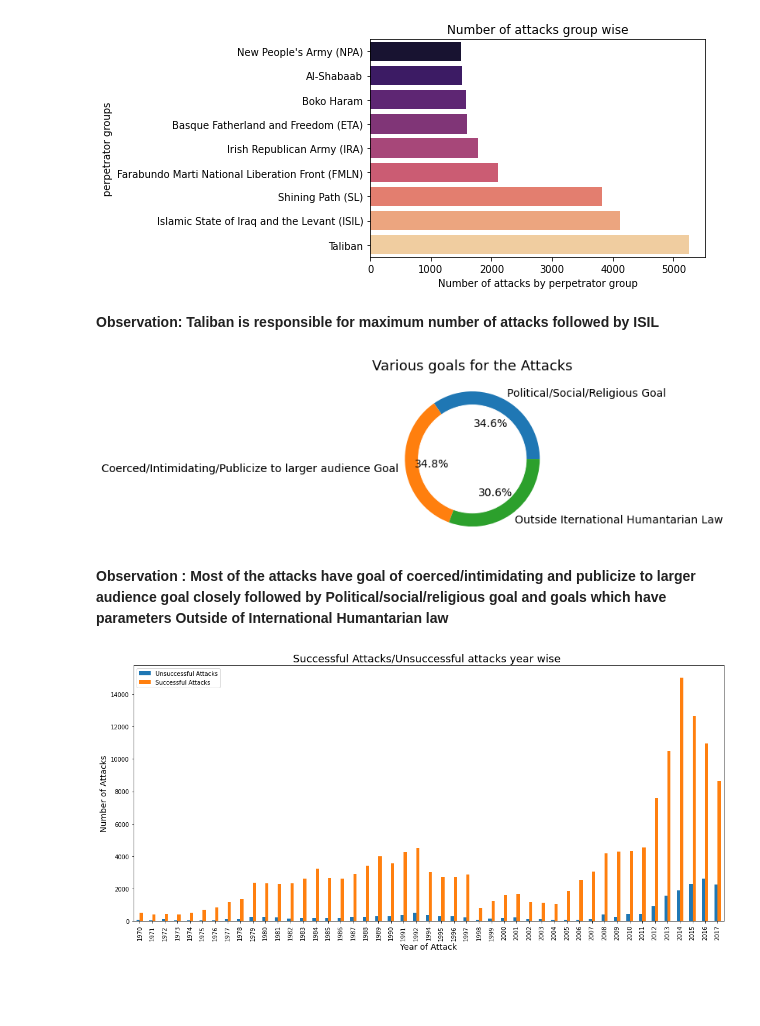
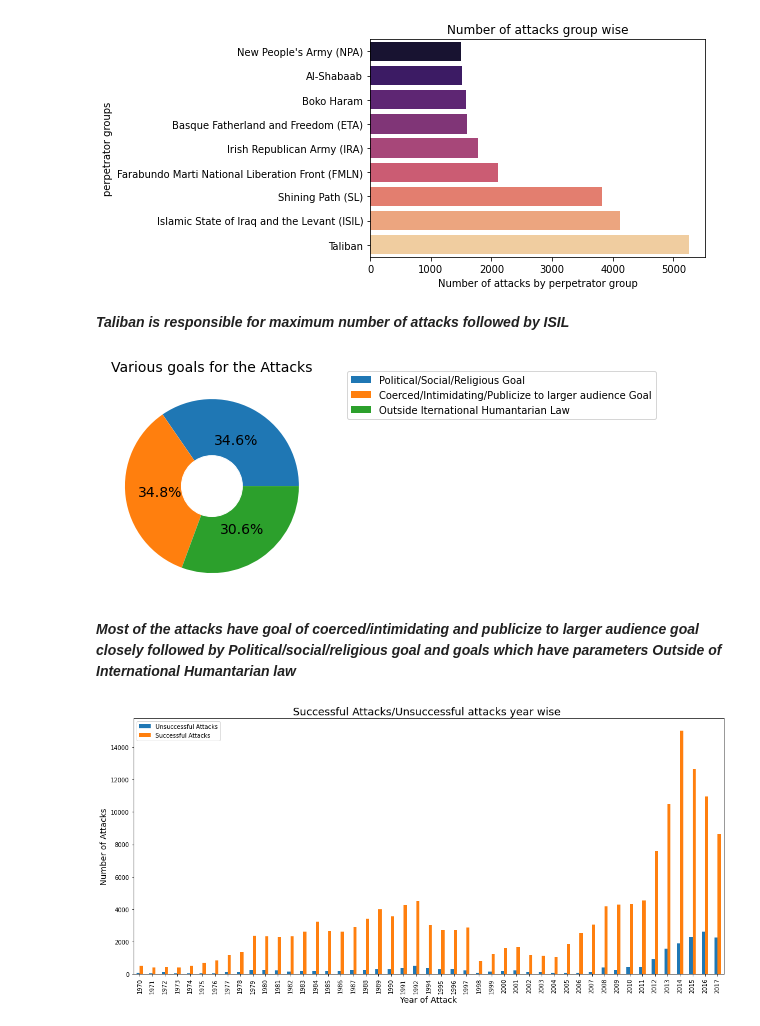
Before and after one commit to SAKSHIDHYANI/Global-Terrorism-Analysis, a Jupyter notebook: Global_Terrorism_Analysis.ipynb, the cells around one changed output. Cells and saved outputs as stored; diff of their text form; code cells hidden in the pictures; blank space fills up the shorter version.

```diff
--- a/Global_Terrorism_Analysis.ipynb
+++ b/Global_Terrorism_Analysis.ipynb
@@ -440,25 +439,26 @@ sns.barplot(y=perpetrator_groups['perpetrator groups'],x=perpetrator_groups['Num
 [Text(0.5, 1.0, 'Number of attacks group wise')]
 [figure]
 # %% [markdown]
-**Observation: Taliban is responsible for maximum number of attacks followed by ISIL**
+***Taliban is responsible for maximum number of attacks followed by ISIL***
 # %%
-# keeping the count of number of attacks pertaining to the goal for attack
+# keeping the count of number of attacks pertaining to the goals for attack
 
 psr_goal = GTD_data.groupby('Political/Social/Religious/social Goal')['Political/Social/Religious/social Goal'].count()[1]
 cip_goal = GTD_data.groupby('Coerced/Intimidating/Publicize to larger audience Goal')['Coerced/Intimidating/Publicize to larger audience Goal'].count()[1]
 oihl = GTD_data.groupby('Outside Iternational Humantarian Law')['Outside Iternational Humantarian Law'].count()[1]
 x_arr=['Political/Social/Religious Goal','Coerced/Intimidating/Publicize to larger audience Goal','Outside Iternational Humantarian Law']
 y_arr=[psr_goal,cip_goal,oihl]
-plt.pie(y_arr,labels=x_arr,autopct='%.1f%%',textprops={'fontsize': 14})
-circle = plt.Circle( (0,0), 0.8, color='white')
+plt.pie(y_arr,autopct='%.1f%%',textprops={'fontsize': 14})
+circle = plt.Circle( (0,0), 0.35, color='white')
 p=plt.gcf()
 p.gca().add_artist(circle)
-plt.title("Various goals for the Attacks",fontsize = 18)
+plt.title("Various goals for the Attacks",fontsize = 14)
+plt.legend(x_arr,bbox_to_anchor=(1.1, 1.05))
 plt.show()
 # %% [output]
-[figure, old version]
+[figure, new version]
 # %% [markdown]
-**Observation : Most of the attacks have goal of coerced/intimidating and publicize to larger audience goal closely followed by Political/social/religious goal and goals which have parameters Outside of International Humantarian law**
+***Most of the attacks have goal of coerced/intimidating and publicize to larger audience goal closely followed by Political/social/religious goal and goals which have parameters Outside of International Humantarian law***
 # %%
 # Checking successful and unsuccessful attacks yearly
 
```
Also changed, not shown: parts of 68 cells of this notebook.
